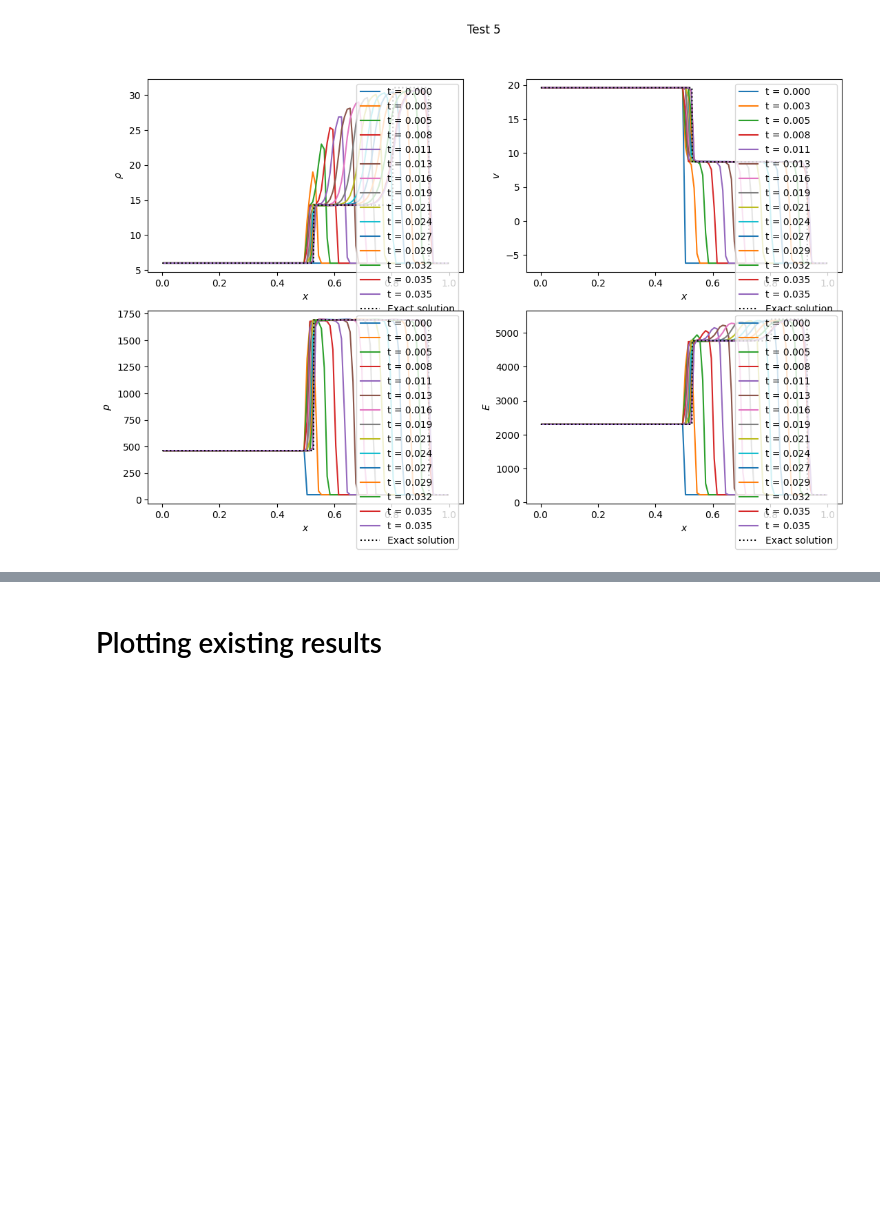
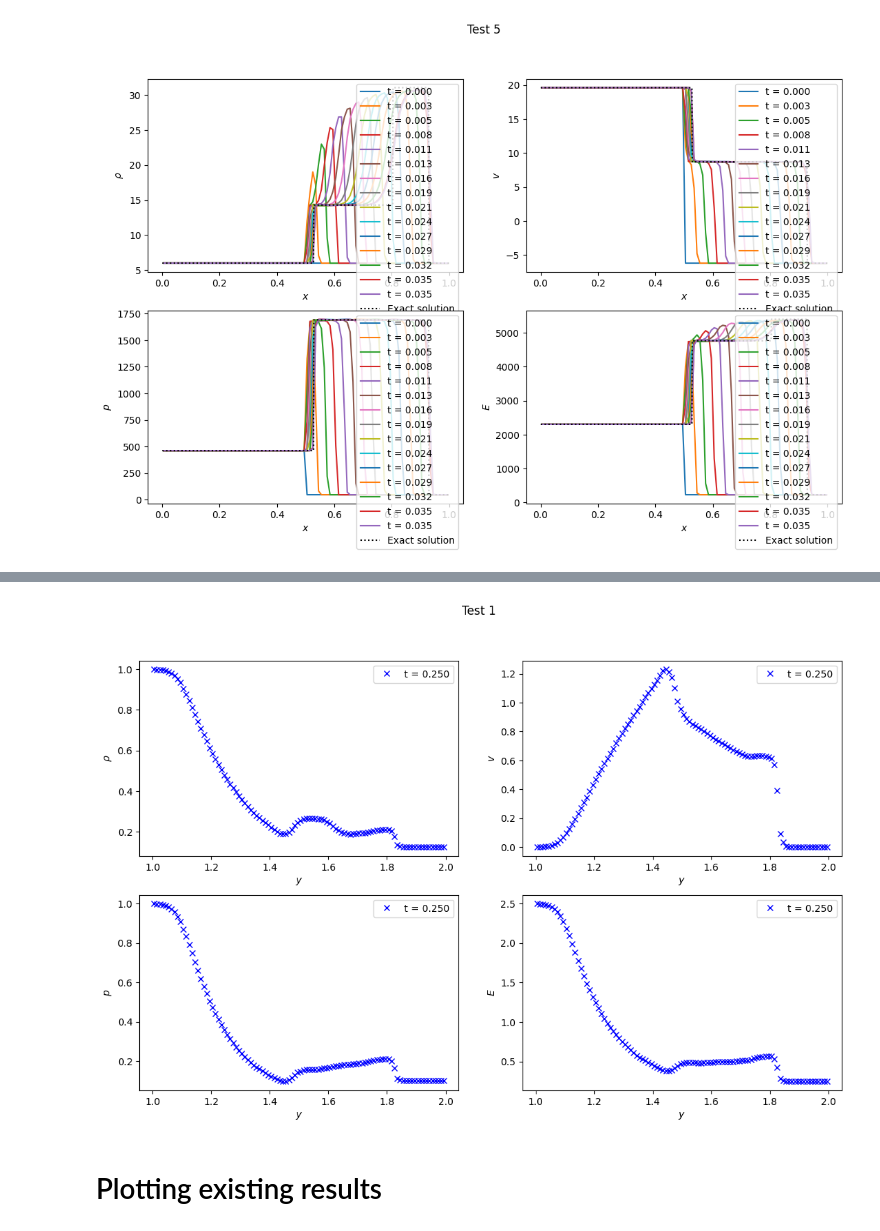
Before and after one commit to BenDavisonPetch/BAMReX, a Jupyter notebook: amrex_1d_plot.ipynb, the cells around one changed output, grey strips where cells are left out. Cells and saved outputs as stored; diff of their text form; code cells hidden in the pictures; blank space fills up the shorter version.

Commit message:
Ran more tests

```diff
--- a/amrex_1d_plot.ipynb
+++ b/amrex_1d_plot.ipynb
@@ -102,3 +105,93 @@ for i in to_plot:
+# %%
+# BASE_FILENAMES = ["./outputs/cylindricalexplosion_200_3d/plt"]
+# FILENAMES = [filename + "?????" for filename in BASE_FILENAMES]
+FILENAMES = ["./outputs/cylindricalexplosion_200_3d/plt00065"]
+# EXACT_SOLN_FILENAMES = [filename + "EXACT_SOLN" for filename in BASE_FILENAMES]
+
+adiabatic = 1.4
+
+yt.set_log_level("error")
+DIM = 2
+to_plot = [0]
+for i in to_plot:
+    FILENAME = FILENAMES[i]
+    ts = yt.load(FILENAME)
+
+    fig,ax = plt.subplots(2,2, figsize=(13,8))
+    # for ds in ts[-2:-1]:
+    for ds in [ts]:
+        if DIM == 1:
+            ray = ds.ray([ds.domain_left_edge[0].value,0,0], [ds.domain_right_edge[0].value,0,0])
+            mom = np.array(ray["mom_x"])
+            x = np.array(ray["x"])
+        else:
+            x_centre = (ds.domain_left_edge[0].value + ds.domain_right_edge[0].value)/2
+            y_centre = (ds.domain_left_edge[1].value + ds.domain_right_edge[1].value)/2
+            z_centre = (ds.domain_left_edge[2].value + ds.domain_right_edge[2].value)/2
+            ray = ds.ray([x_centre,y_centre,z_centre], [x_centre,ds.domain_right_edge[1].value,z_centre])
+            mom = np.array(ray["mom_y"])
+            x = np.array(ray["y"])
+        time_label = f"t = {ds.current_time.value:.3f}"
+        # time_label = f"Numerical Solution, {len(x)} cells"
+        density = np.array(ray["density"])
+        energy = np.array(ray["energy"])
+        vel_x = mom / density
+        pressure = (adiabatic - 1)*(energy - 0.5*density*np.power(vel_x,2))
+
+        # print(density)
+        # num_fmt = "bx"
+        num_fmt = "bx"
+        ax[0,0].plot(x,density,num_fmt,label=time_label)
+        ax[0,1].plot(x,vel_x,num_fmt,label=time_label)
+        ax[1,0].plot(x,pressure,num_fmt,label=time_label)
+        ax[1,1].plot(x,energy,num_fmt,label=time_label)
+
+    # #
+    # # Plot exact solution
+    # #
+    # exact = yt.load(EXACT_SOLN_FILENAMES[i])
+    # ray = exact.ray([exact.domain_left_edge[0].value,0,0], [exact.domain_right_edge[0].value,0,0])
+    # mom = np.array(ray["mom_x"])
+    # x = np.array(ray["x"])
+    # density = np.array(ray["density"])
+    # energy = np.array(ray["energy"])
+    # vel_x = mom / density
+    # pressure = (adiabatic - 1)*(energy - 0.5*density*np.power(vel_x,2))
+
+    # exact_label = "Exact solution"
+    # exact_fmt = "k:"
+
+    # ax[0,0].plot(x,density,exact_fmt,label=exact_label)
+    # ax[0,1].plot(x,vel_x,exact_fmt,label=exact_label)
+    # ax[1,0].plot(x,pressure,exact_fmt,label=exact_label)
+    # ax[1,1].plot(x,energy,exact_fmt,label=exact_label)
+
+
+    ax[0,0].set_ylabel("$\\rho$")
+    ax[0,1].set_ylabel("$v$")
+    ax[1,0].set_ylabel("$p$")
+    ax[1,1].set_ylabel("$E$")
+
+    if DIM == 1:
+        x_label = "$x$"
+    else:
+        x_label = "$y$"
+
+    ax[0,0].set_xlabel(x_label)
+    ax[0,1].set_xlabel(x_label)
+    ax[1,0].set_xlabel(x_label)
+    ax[1,1].set_xlabel(x_label)
+
+    ax[0,0].legend()
+    ax[0,1].legend()
+    ax[1,0].legend()
+    ax[1,1].legend()
+
+    fig.suptitle(f"Test {i+1}")
+
+    fig.show()
+# %% [output]
+[figure, added]
 # %% [markdown]
 # Plotting existing results
 # %%
```
Also changed, not shown: parts of 2 cells of this notebook, 4 other files.
